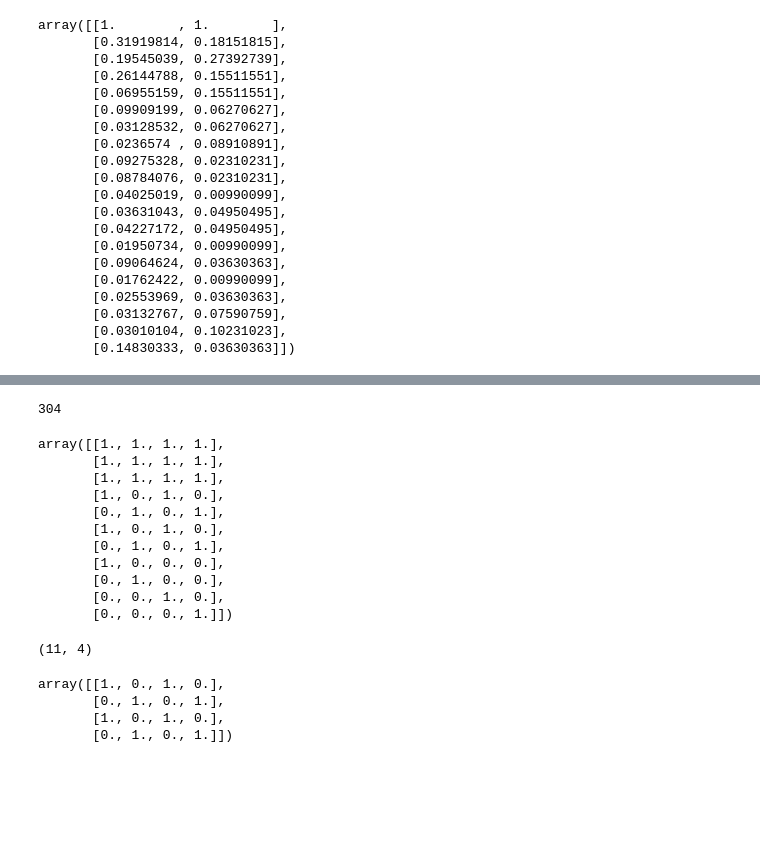
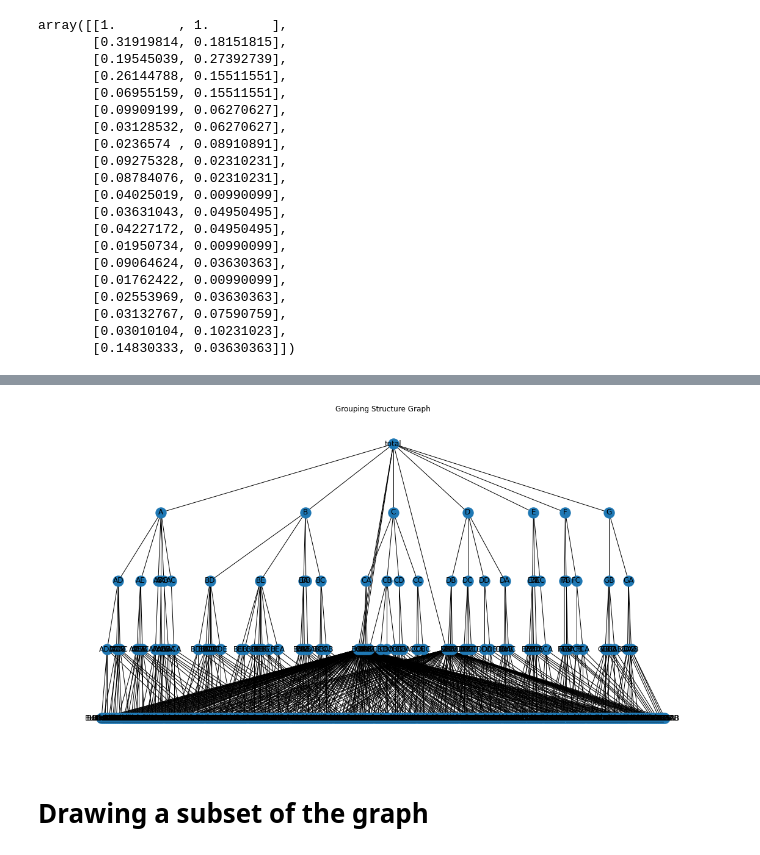
Before and after one commit to luisroque/deep_graph_cLSTM_hierarchical_time_series, a Jupyter notebook: create_graph_structure.ipynb, the cells around one changed output, grey strips where cells are left out. Drawn from its saved outputs; the diff is of its cells as text; code cells hidden in the pictures; blank space fills up the shorter version.

Commit message:
create graph, draw graph and create edge index

```diff
--- a/create_graph_structure.ipynb
+++ b/create_graph_structure.ipynb
@@ -117 +127,6 @@ Build the graph structure
+# %%
+states = [list(v) for k, v in data['train']['groups_names'].items() if k in ('state')][0]
+zones = [list(v) for k, v in data['train']['groups_names'].items() if k in ('zone')][0]
+regions = [list(v) for k, v in data['train']['groups_names'].items() if k in ('region')][0]
+purposes = [list(v) for k, v in data['train']['groups_names'].items() if k in ('purpose')][0]
 # %%
@@ -181,4 +202,0 @@ flatten(levels)
-# %%
-len(levels[5])
-# %% [output]
-304
@@ -199,25 +203,7 @@ A = np.array([
-# %%
-A
-# %% [output]
-array([[1., 1., 1., 1.],
-       [1., 1., 1., 1.],
-       [1., 1., 1., 1.],
-       [1., 0., 1., 0.],
-       [0., 1., 0., 1.],
-       [1., 0., 1., 0.],
-       [0., 1., 0., 1.],
-       [1., 0., 0., 0.],
-       [0., 1., 0., 0.],
-       [0., 0., 1., 0.],
-       [0., 0., 0., 1.]])
-# %%
-A.shape
-# %% [output]
-(11, 4)
-# %%
-A[3:3+4] @ A[3+4:]
-# %% [output]
-array([[1., 0., 1., 0.],
-       [0., 1., 0., 1.],
-       [1., 0., 1., 0.],
-       [0., 1., 0., 1.]])
+# %%
+G = build_graph(states, zones, regions, purposes)
+plot_graph_hierarchical(G)
+# %% [output]
+[figure, added]
+# %% [markdown]
+# Drawing a subset of the graph
```
Also changed, not shown: parts of 18 cells of this notebook.
